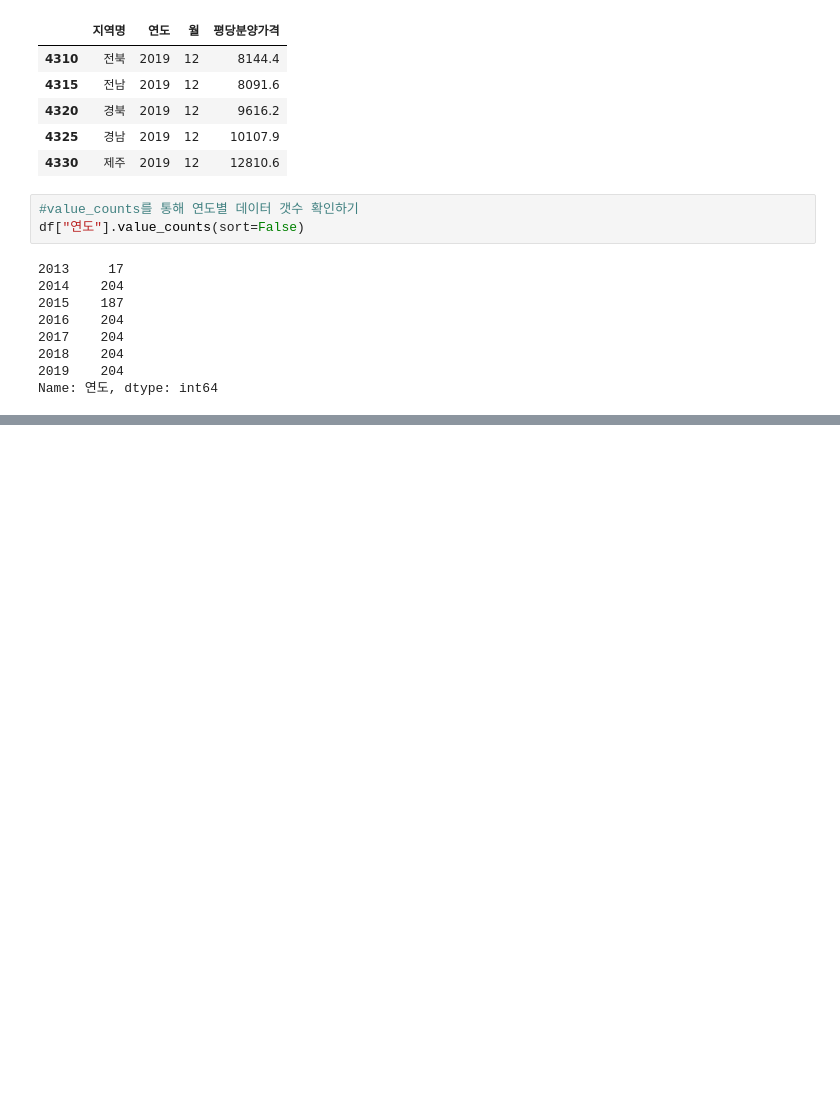
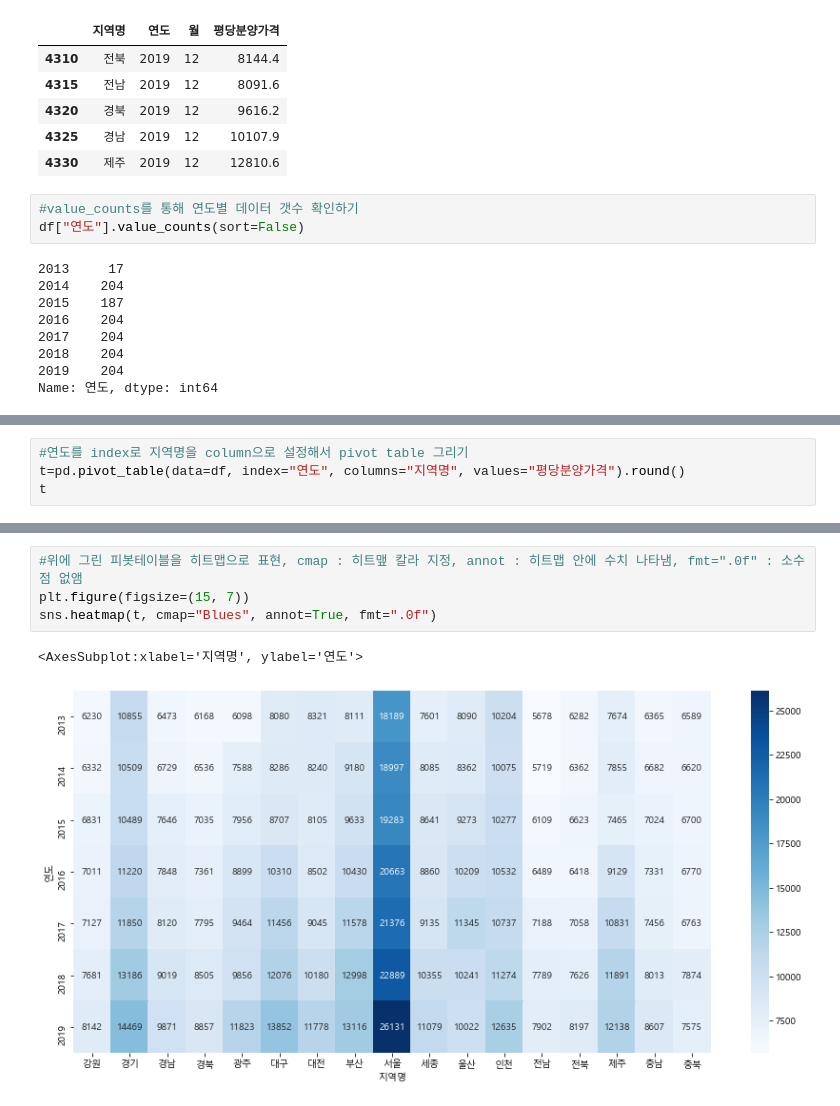
Before and after one commit to pmj3590/inflearn_opendata, a Jupyter notebook: Untitled.ipynb, the cells around one changed output, grey strips where cells are left out. Saved outputs shown, nothing was run; the diff lists cells and outputs as text; blank space fills up the shorter version.

```diff
--- a/Untitled.ipynb
+++ b/Untitled.ipynb
@@ -1073,0 +1081,4 @@ Name: 연도, dtype: int64
+# %%
+#연도를 index로 지역명을 column으로 설정해서 pivot table 그리기
+t=pd.pivot_table(data=df, index="연도", columns="지역명", values="평당분양가격").round()
+t
@@ -1073,0 +1095,7 @@ Name: 연도, dtype: int64
+# %%
+#위에 그린 피봇테이블을 히트맵으로 표현, cmap : 히트맾 칼라 지정, annot : 히트맵 안에 수치 나타냄, fmt=".0f" : 소수점 없앰
+plt.figure(figsize=(15, 7))
+sns.heatmap(t, cmap="Blues", annot=True, fmt=".0f")
+# %% [output]
+<AxesSubplot:xlabel='지역명', ylabel='연도'>
+[figure, added]
```
Also changed, not shown: parts of 30 cells of this notebook.
